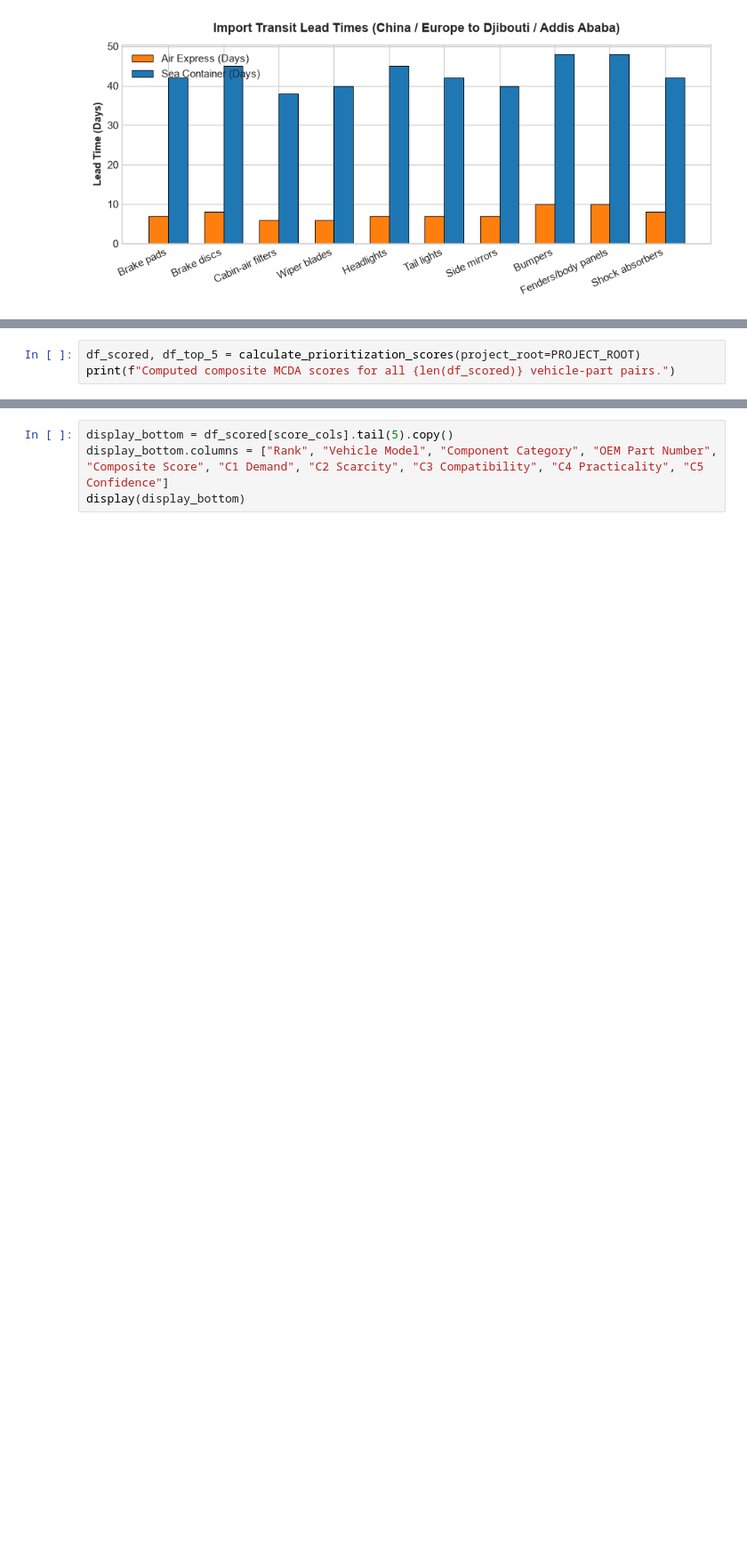
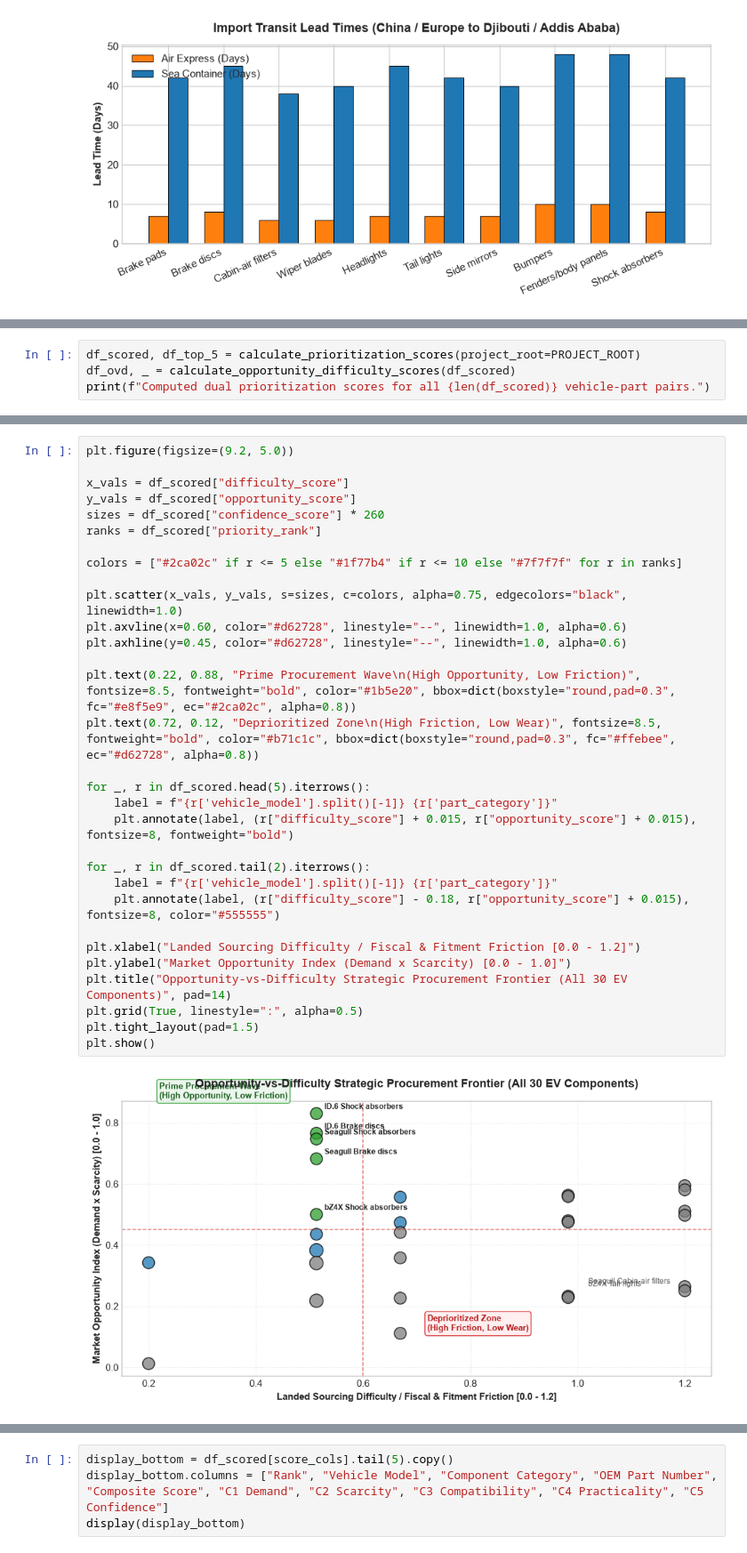
Before and after one commit to EstarCode/ev-spare-parts-prioritization, a Jupyter notebook: notebooks/Abraham_Amogne_EV_Spare_Parts_Prioritization.ipynb, the cells around one changed output, grey strips where cells are left out. Shown at 89% size. Saved outputs shown, nothing was run; the diff lists cells and outputs as text; blank space fills up the shorter version.

Commit message:
feat: implement custom empirical Opportunity-vs-Difficulty scoring architecture and cross-model convergence analysis

```diff
--- a/notebooks/Abraham_Amogne_EV_Spare_Parts_Prioritization.ipynb
+++ b/notebooks/Abraham_Amogne_EV_Spare_Parts_Prioritization.ipynb
@@ -1044,4 +1054,5 @@ Compute composite prioritization scores across all 30 candidate pairs without ha
 # %%
 df_scored, df_top_5 = calculate_prioritization_scores(project_root=PROJECT_ROOT)
-print(f"Computed composite MCDA scores for all {len(df_scored)} vehicle-part pairs.")
+df_ovd, _ = calculate_opportunity_difficulty_scores(df_scored)
+print(f"Computed dual prioritization scores for all {len(df_scored)} vehicle-part pairs.")
 # %% [output]
@@ -1068,0 +1103,33 @@ display(display_scored)
+# %%
+plt.figure(figsize=(9.2, 5.0))
+
+x_vals = df_scored["difficulty_score"]
+y_vals = df_scored["opportunity_score"]
+sizes = df_scored["confidence_score"] * 260
+ranks = df_scored["priority_rank"]
+
+colors = ["#2ca02c" if r <= 5 else "#1f77b4" if r <= 10 else "#7f7f7f" for r in ranks]
+
+plt.scatter(x_vals, y_vals, s=sizes, c=colors, alpha=0.75, edgecolors="black", linewidth=1.0)
+plt.axvline(x=0.60, color="#d62728", linestyle="--", linewidth=1.0, alpha=0.6)
+plt.axhline(y=0.45, color="#d62728", linestyle="--", linewidth=1.0, alpha=0.6)
+
+plt.text(0.22, 0.88, "Prime Procurement Wave\n(High Opportunity, Low Friction)", fontsize=8.5, fontweight="bold", color="#1b5e20", bbox=dict(boxstyle="round,pad=0.3", fc="#e8f5e9", ec="#2ca02c", alpha=0.8))
+plt.text(0.72, 0.12, "Deprioritized Zone\n(High Friction, Low Wear)", fontsize=8.5, fontweight="bold", color="#b71c1c", bbox=dict(boxstyle="round,pad=0.3", fc="#ffebee", ec="#d62728", alpha=0.8))
+
+for _, r in df_scored.head(5).iterrows():
+    label = f"{r['vehicle_model'].split()[-1]} {r['part_category']}"
+    plt.annotate(label, (r["difficulty_score"] + 0.015, r["opportunity_score"] + 0.015), fontsize=8, fontweight="bold")
+
+for _, r in df_scored.tail(2).iterrows():
+    label = f"{r['vehicle_model'].split()[-1]} {r['part_category']}"
+    plt.annotate(label, (r["difficulty_score"] - 0.18, r["opportunity_score"] + 0.015), fontsize=8, color="#555555")
+
+plt.xlabel("Landed Sourcing Difficulty / Fiscal & Fitment Friction [0.0 - 1.2]")
+plt.ylabel("Market Opportunity Index (Demand x Scarcity) [0.0 - 1.0]")
+plt.title("Opportunity-vs-Difficulty Strategic Procurement Frontier (All 30 EV Components)", pad=14)
+plt.grid(True, linestyle=":", alpha=0.5)
+plt.tight_layout(pad=1.5)
+plt.show()
+# %% [output]
+[figure, added]
```
Also changed, not shown: parts of 15 cells of this notebook, 4 other files.
